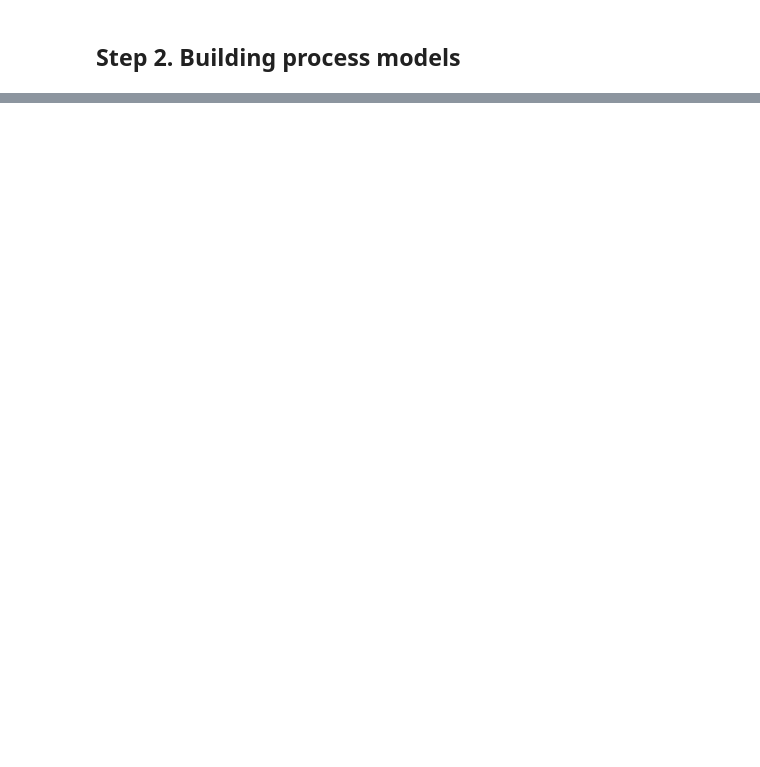
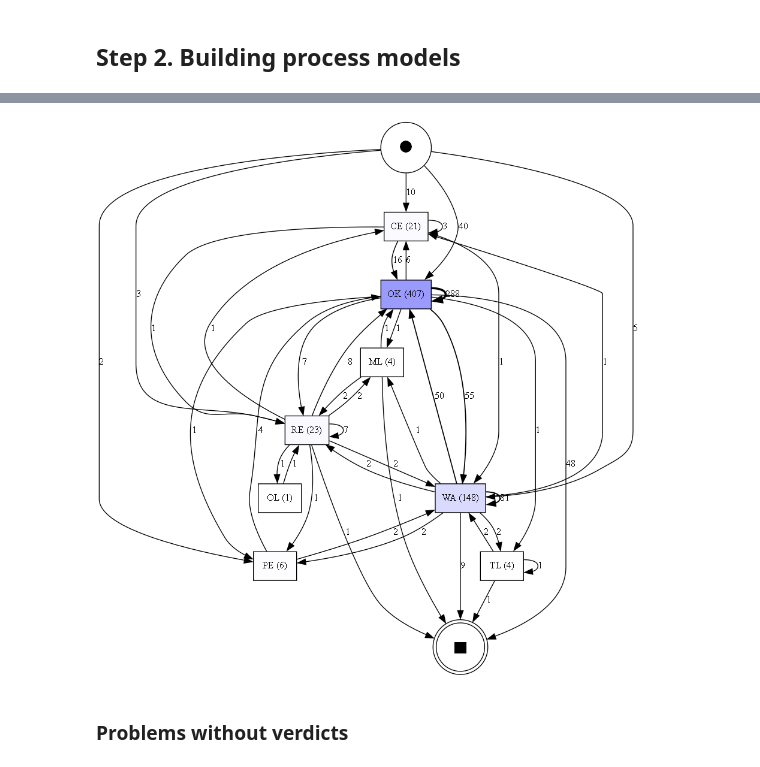
Before and after one commit to APAlekseeva/coursework-masters-1st, a Jupyter notebook: coursework.ipynb, the cells around one changed output, grey strips where cells are left out. Drawn from its saved outputs; the diff is of its cells as text; code cells hidden in the pictures; blank space fills up the shorter version.

```diff
--- a/coursework.ipynb
+++ b/coursework.ipynb
@@ -175,0 +296,5 @@ df_hard
+# %%
+dfg_v, sa_v, ea_v = pm4py.discover_directly_follows_graph(log_v)
+pm4py.view_dfg(dfg_v, sa_v, ea_v, format='png')
+# %% [output]
+[figure, added]
@@ -175,0 +306,2 @@ df_hard
+# %% [markdown]
+### Problems without verdicts
```
Also changed, not shown: parts of 57 cells of this notebook.
